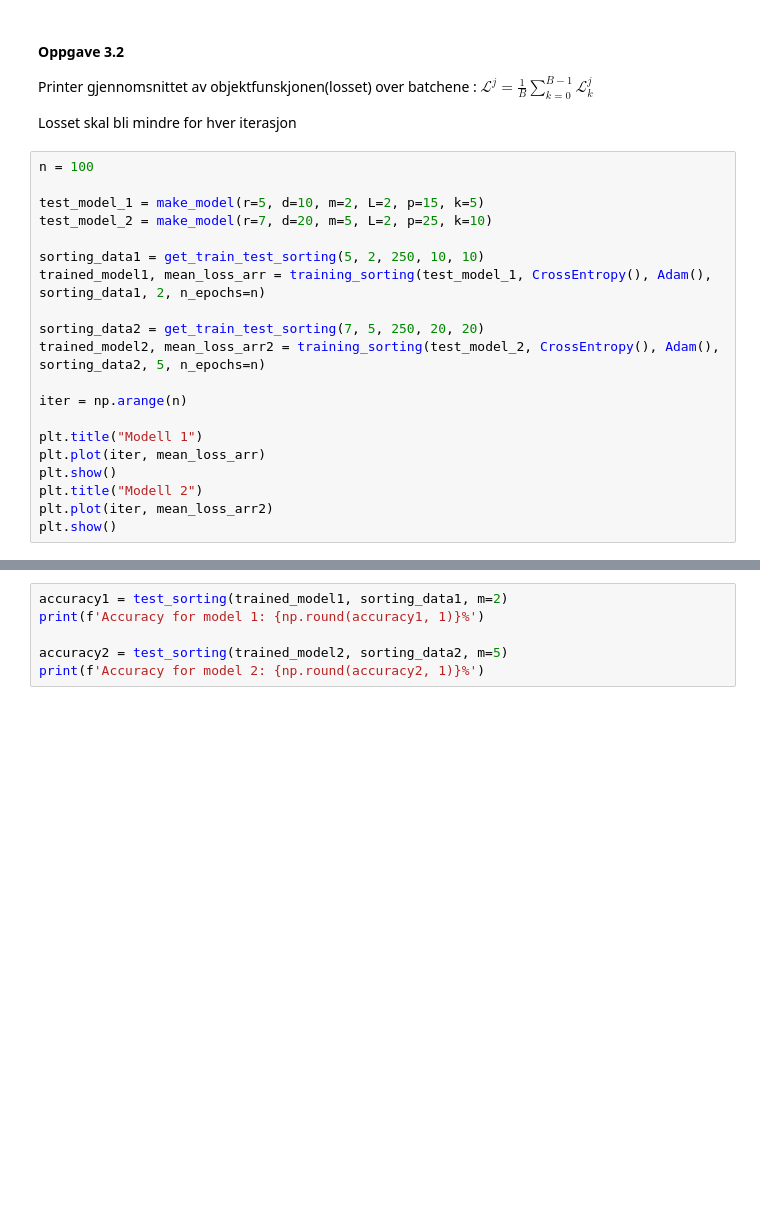
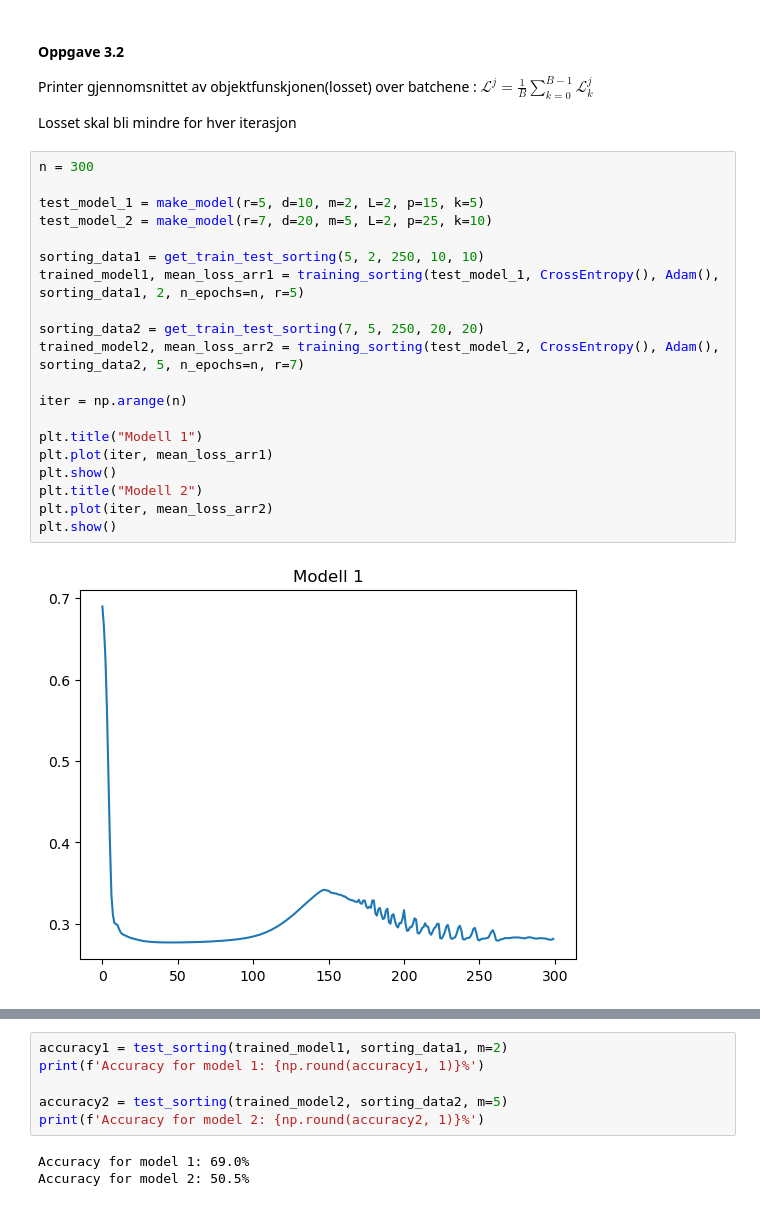
Before and after one commit to hannaroed/Vitber-indmat, a Jupyter notebook: file.ipynb, the cells around one changed output, grey strips where cells are left out. Saved outputs shown, nothing was run; the diff lists cells and outputs as text; blank space fills up the shorter version.

```diff
--- a/file.ipynb
+++ b/file.ipynb
@@ -255,22 +258,24 @@ $\mathscr{L}^{j} = \frac{1}{B}  \sum_{k=0}^{B-1}\mathscr{L}^{j}_{k}$
 
 Losset skal bli mindre for hver iterasjon
 # %%
-n = 100
+n = 300
 
 test_model_1 = make_model(r=5, d=10, m=2, L=2, p=15, k=5)
 test_model_2 = make_model(r=7, d=20, m=5, L=2, p=25, k=10)
 
 sorting_data1 = get_train_test_sorting(5, 2, 250, 10, 10)
-trained_model1, mean_loss_arr = training_sorting(test_model_1, CrossEntropy(), Adam(), sorting_data1, 2, n_epochs=n)
+trained_model1, mean_loss_arr1 = training_sorting(test_model_1, CrossEntropy(), Adam(), sorting_data1, 2, n_epochs=n, r=5)
 
 sorting_data2 = get_train_test_sorting(7, 5, 250, 20, 20)
-trained_model2, mean_loss_arr2 = training_sorting(test_model_2, CrossEntropy(), Adam(), sorting_data2, 5, n_epochs=n)
+trained_model2, mean_loss_arr2 = training_sorting(test_model_2, CrossEntropy(), Adam(), sorting_data2, 5, n_epochs=n, r=7)
 
 iter = np.arange(n)
 
 plt.title("Modell 1")
-plt.plot(iter, mean_loss_arr)
+plt.plot(iter, mean_loss_arr1)
 plt.show()
 plt.title("Modell 2")
 plt.plot(iter, mean_loss_arr2)
 plt.show()
+# %% [output]
+[figure, added]
@@ -280,4 +286,7 @@ print(f'Accuracy for model 1: {np.round(accuracy1, 1)}%')
 
 accuracy2 = test_sorting(trained_model2, sorting_data2, m=5)
 print(f'Accuracy for model 2: {np.round(accuracy2, 1)}%')
+# %% [output]
+Accuracy for model 1: 69.0%
+Accuracy for model 2: 50.5%
 # %%
```
Also changed, not shown: parts of 4 cells of this notebook, 2 other files.
